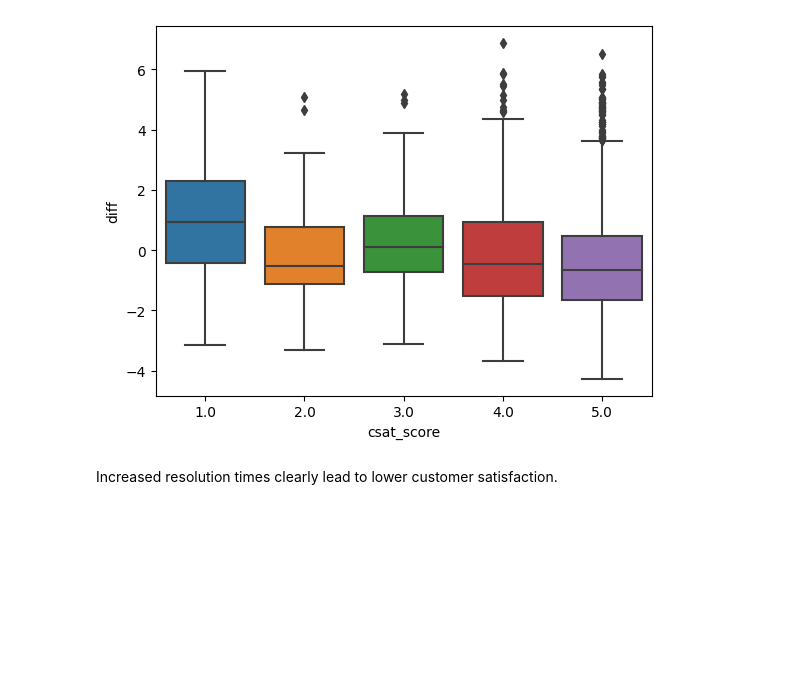
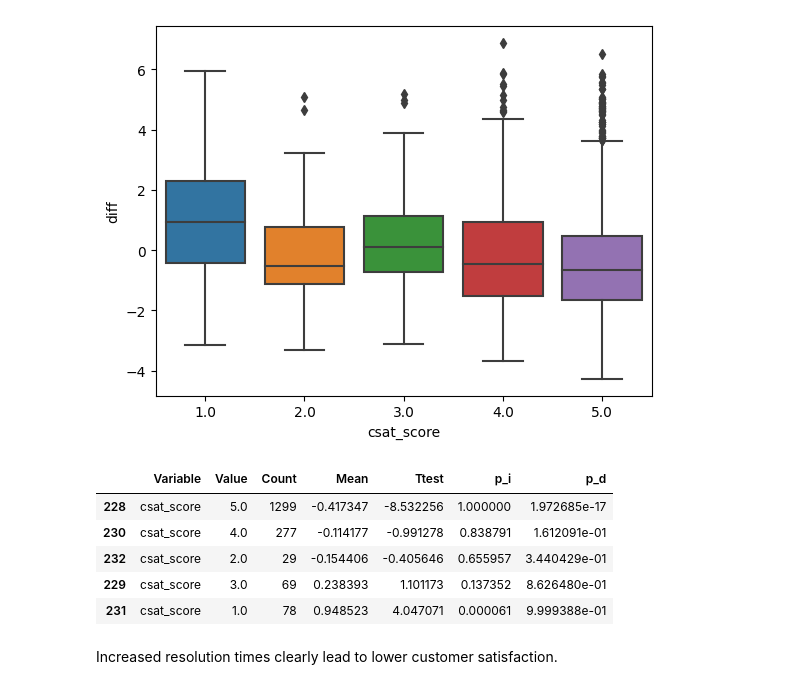
Before and after one commit to BartLeplae/IncidentTicketAnalysis, a Jupyter notebook: IncidentTicketAnalysis.ipynb, the cells around one changed output. Cells and saved outputs as stored; diff of their text form; code cells hidden in the pictures; blank space fills up the shorter version.

```diff
--- a/IncidentTicketAnalysis.ipynb
+++ b/IncidentTicketAnalysis.ipynb
@@ -199,6 +209,15 @@ sns.boxplot(data=df,x="csat_score", y="diff")
 # %% [output]
 <AxesSubplot:xlabel='csat_score', ylabel='diff'>
 [figure]
+# %%
+df_col_values_analysis[df_col_values_analysis["Variable"]=="csat_score"]
+# %% [output]
+|  | Variable | Value | Count | Mean | Ttest | p_i | p_d |
+| 228 | csat_score | 5.0 | 1299 | -0.417347 | -8.532256 | 1.000000 | 1.972685e-17 |
+| 230 | csat_score | 4.0 | 277 | -0.114177 | -0.991278 | 0.838791 | 1.612091e-01 |
+| 232 | csat_score | 2.0 | 29 | -0.154406 | -0.405646 | 0.655957 | 3.440429e-01 |
+| 229 | csat_score | 3.0 | 69 | 0.238393 | 1.101173 | 0.137352 | 8.626480e-01 |
+| 231 | csat_score | 1.0 | 78 | 0.948523 | 4.047071 | 0.000061 | 9.999388e-01 |
 # %% [markdown]
 Increased resolution times clearly lead to lower customer satisfaction.
 # %%
```
Also changed, not shown: parts of 7 cells of this notebook, 8 other files.
